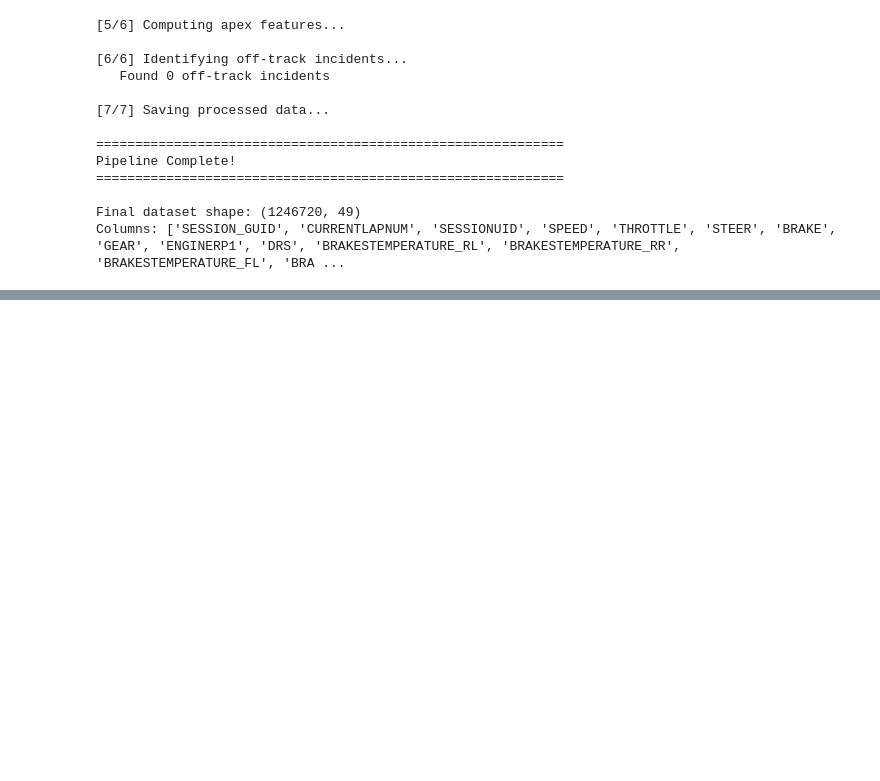
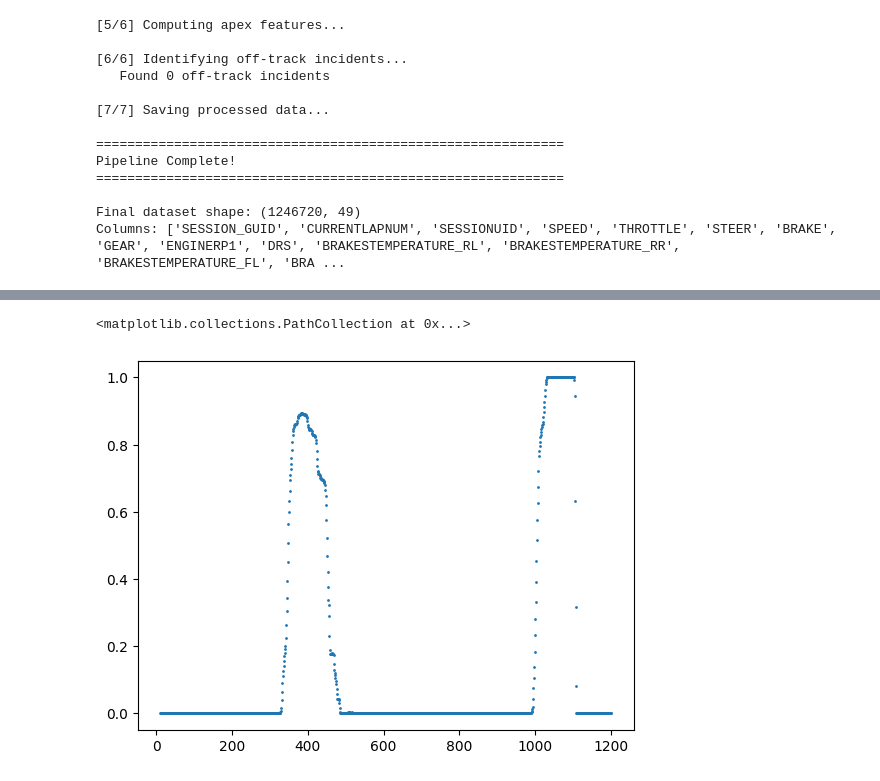
Before and after one commit to Samukat/Data3001G2, a Jupyter notebook: testing_run.ipynb, the cells around one changed output, grey strips where cells are left out. Cells and saved outputs as stored; diff of their text form; code cells hidden in the pictures; blank space fills up the shorter version.

```diff
--- a/testing_run.ipynb
+++ b/testing_run.ipynb
@@ -60,0 +87,6 @@ cleanned_data.to_csv("data/cleanned_data.csv")
+# %%
+l = 560
+plt.scatter(cleanned_data[cleanned_data["lap_id"] == l]["LAPDISTANCE"], cleanned_data[cleanned_data["lap_id"] == l]["BRAKE"], s=1)
+# %% [output]
+<matplotlib.collections.PathCollection at 0x...>
+[figure, added]
```
Also changed, not shown: parts of 10 cells of this notebook, 3 other files.
